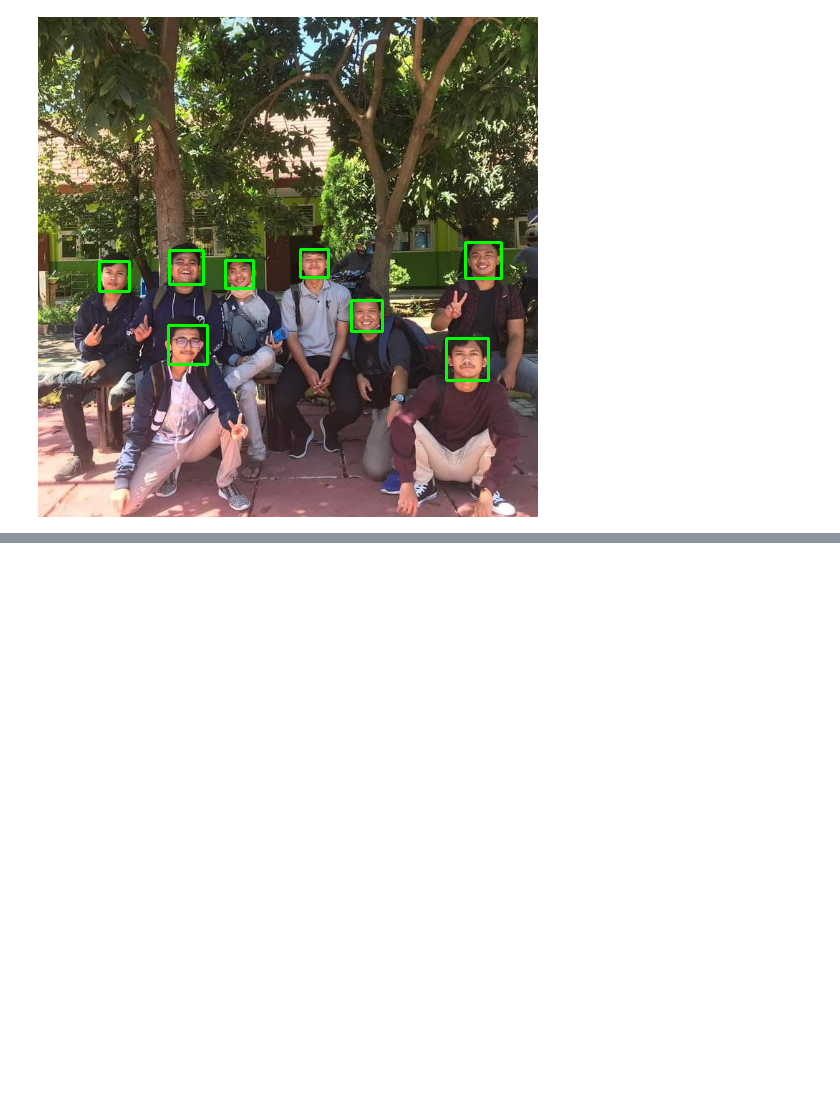
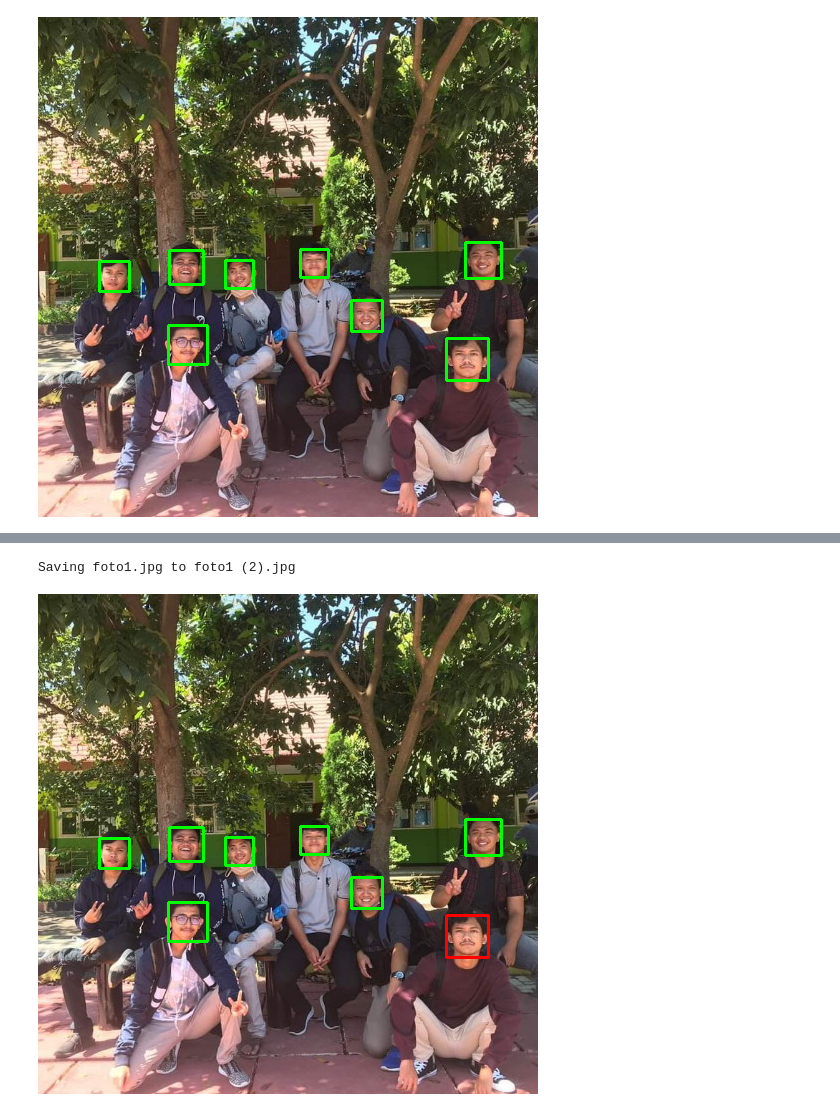
Before and after one commit to Zaenyxx/FaceDetection, a Jupyter notebook: UTS_PCD.ipynb, the cells around one changed output, grey strips where cells are left out. Saved outputs shown, nothing was run; the diff lists cells and outputs as text; code cells hidden in the pictures; blank space fills up the shorter version.

```diff
--- a/UTS_PCD.ipynb
+++ b/UTS_PCD.ipynb
@@ -38,0 +84,46 @@ cv2_imshow(img)
+# %%
+import cv2 as cv
+from google.colab import files
+from google.colab.patches import cv2_imshow
+
+# Deteksi wajah menggunakan Haar Cascade
+def detect_largest_face():
+    uploaded = files.upload()
+
+    for image_path in uploaded.keys():
+        img = cv.imread(image_path)
+        gray = cv.cvtColor(img, cv.COLOR_BGR2GRAY)
+
+        # Inisialisasi kelas Haar Cascade untuk deteksi wajah
+        face_cascade = cv.CascadeClassifier(cv.data.haarcascades + 'haarcascade_frontalface_default.xml')
+
+        # Deteksi wajah
+        faces = face_cascade.detectMultiScale(gray, scaleFactor=1.1, minNeighbors=6)
+
+        # Inisialisasi variabel untuk wajah terbesar
+        largest_face = None
+        largest_area = 0
+
+        for (x, y, width, height) in faces:
+            # Gambar kotak di sekitar wajah
+            cv.rectangle(img, (x, y), (x + width, y + height), (0, 255, 0), thickness=2)
+
+            # Hitung luas wajah saat ini
+            current_area = width * height
+
+            # Periksa apakah luas saat ini lebih besar dari luas wajah terbesar yang ada
+            if current_area > largest_area:
+                largest_face = (x, y, width, height)
+                largest_area = current_area
+
+        # Gambar wajah terbesar dengan warna merah
+        if largest_face is not None:
+            x, y, width, height = largest_face
+            cv.rectangle(img, (x, y), (x + width, y + height), (0, 0, 255), thickness=2)
+
+        # Tampilkan gambar yang telah ditandai
+        cv2_imshow(img)
+
+# Panggil fungsi untuk mendeteksi wajah terbesar
+detect_largest_face()
+# %% [output]
@@ -38,0 +131,2 @@ cv2_imshow(img)
+Saving foto1.jpg to foto1 (2).jpg
+[figure, added]
```
Also changed, not shown: parts of 4 cells of this notebook.
